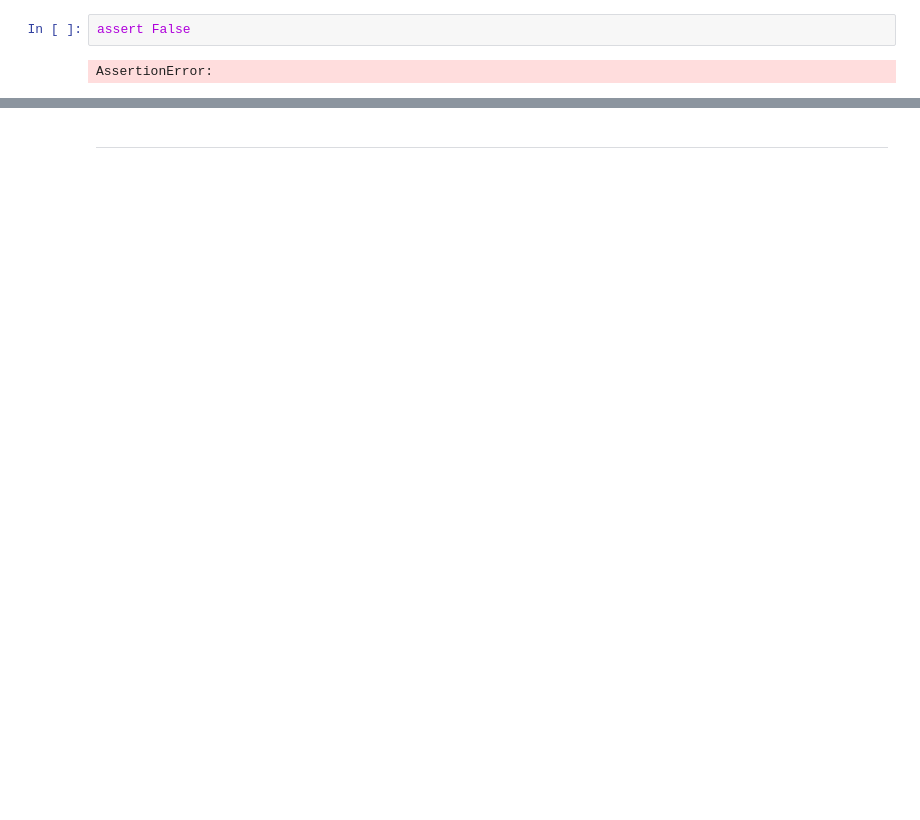
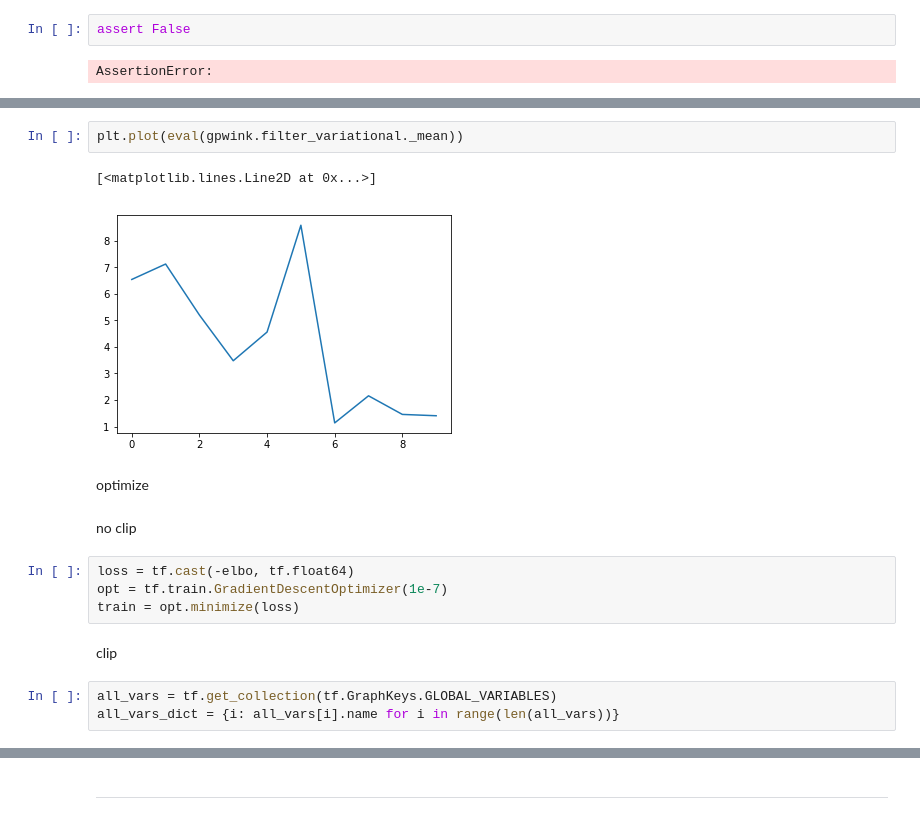
Before and after one commit to Canas/gpwink, a Jupyter notebook: examples/gpwink_elbo_calculation.ipynb, the cells around one changed output, grey strips where cells are left out. Drawn from its saved outputs; the diff is of its cells as text; blank space fills up the shorter version.

Commit message:
Update example notebook with proper gradient training

```diff
--- a/examples/gpwink_elbo_calculation.ipynb
+++ b/examples/gpwink_elbo_calculation.ipynb
@@ -136,0 +212,18 @@ InvalidArgumentError: Retval[0] does not have value
+# %%
+plt.plot(eval(gpwink.filter_variational._mean))
+# %% [output]
+[<matplotlib.lines.Line2D at 0x...>]
+[figure, added]
+# %% [markdown]
+optimize
+# %% [markdown]
+no clip
+# %%
+loss = tf.cast(-elbo, tf.float64)
+opt = tf.train.GradientDescentOptimizer(1e-7)
+train = opt.minimize(loss)
+# %% [markdown]
+clip
+# %%
+all_vars = tf.get_collection(tf.GraphKeys.GLOBAL_VARIABLES)
+all_vars_dict = {i: all_vars[i].name for i in range(len(all_vars))}
```
Also changed, not shown: parts of 142 cells of this notebook.
